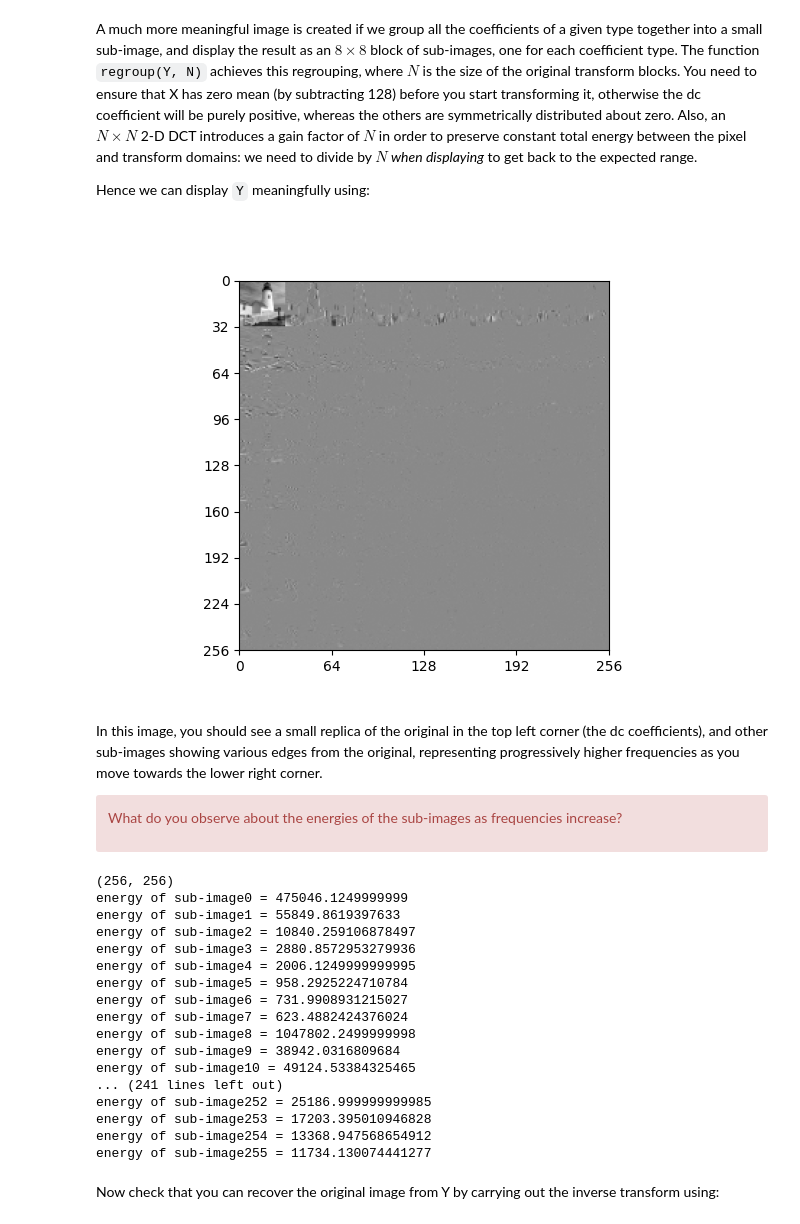
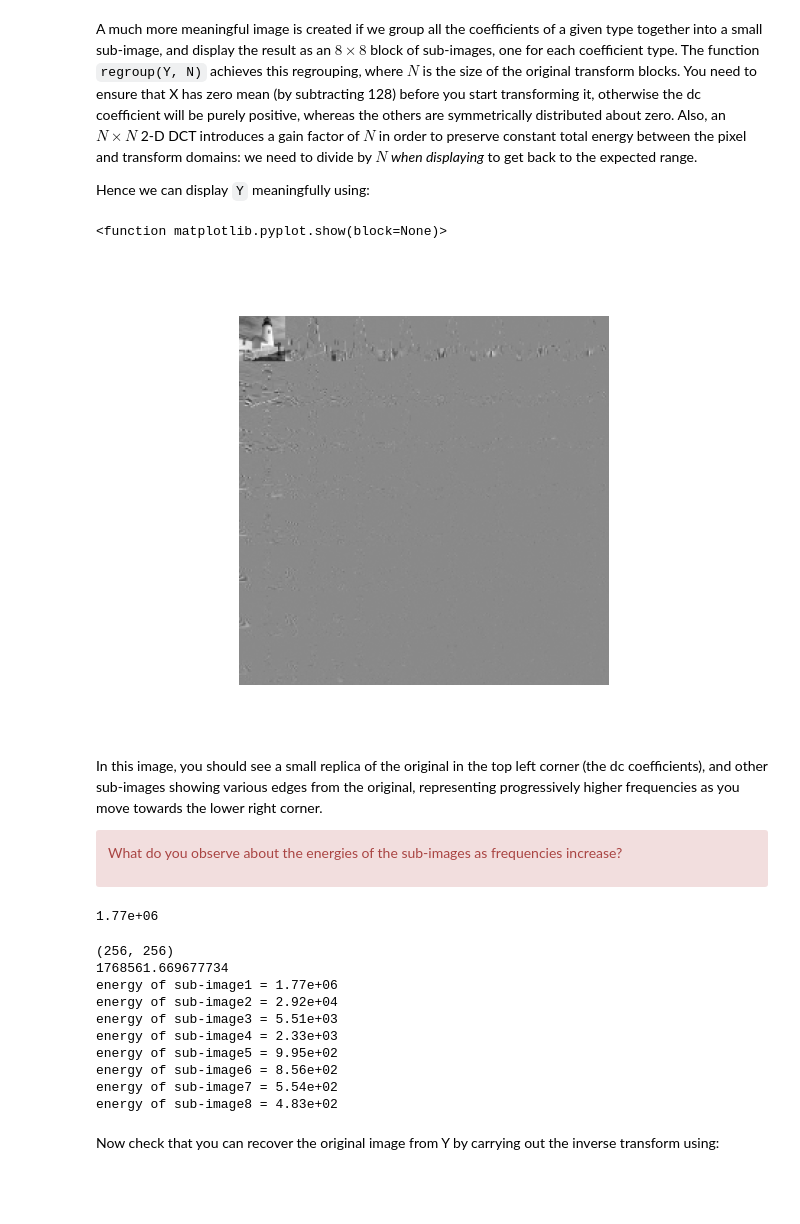
Before and after one commit to ki277/cued_sf2_lab, a Jupyter notebook: 7-the-discrete-cosine-transform.ipynb, the cells around one changed output. Saved outputs shown, nothing was run; the diff lists cells and outputs as text; code cells hidden in the pictures; blank space fills up the shorter version.

```diff
--- a/7-the-discrete-cosine-transform.ipynb
+++ b/7-the-discrete-cosine-transform.ipynb
@@ -185,11 +185,15 @@ Hence we can display `Y` meaningfully using:
 # %%
 from cued_sf2_lab.dct import regroup
 
 N = 8
 fig, ax = plt.subplots()
-plot_image(regroup(Y, N)/N, ax=ax);
+plot_image(regroup(Y, N)/N, ax=ax)
+ax.axis('off')
+#plt.savefig('7_Yr.png', dpi=300, bbox_inches='tight')
+plt.show
 # %% [output]
+<function matplotlib.pyplot.show(block=None)>
-[figure, old version]
+[figure, new version]
 # %% [markdown]
 In this image, you should see a small replica of the original in the top left
 corner (the dc coefficients), and other sub-images showing various edges from
@@ -203,40 +210,37 @@ increase?</div>
+# %%
+f = 1
+dc_image = Yr[32*(f-1):32*f, 32*(f-1):32*f]
+E = np.sum(dc_image**2)
+print(f'{E:.3}')
+# %% [output]
+1.77e+06
 # %%
 # Your code here
 print(Y.shape)
+N = 8
+def compute_energy_sub_image(Y, f):
+    """Compute the energies of the diagonal sub-images of Y as frequencies increase"""
+    sub_image = Yr[32*(f-1):32*f, 32*(f-1):32*f]
+    energy = np.sum(sub_image**2)
 
-def compute_energy_sub_image(Y):
-    """Compute the energies of the sub-images of Y as frequencies increase"""
-    energies =[]
-    block = Y.shape[0]
-    for i in range(block):
-        sub_image = Y[i, :]
-        energy = np.sum(sub_image**2)
-        energies.append(energy)
+    return energy
 
-    return energies
-
-energies = compute_energy_sub_image(Y)
-
-for i in range(len(energies)):
-    print(f'energy of sub-image{i} = {energies[i]}')
+dc_energy = compute_energy_sub_image(Yr, 1)
+print(dc_energy)
+for i in range(1, 9):
+    energy = compute_energy_sub_image(Yr, i)
+    print(f'energy of sub-image{i} = {energy:.3}')
 # %% [output]
 (256, 256)
-energy of sub-image0 = 475046.1249999999
-energy of sub-image1 = 55849.8619397633
-energy of sub-image2 = 10840.259106878497
-energy of sub-image3 = 2880.8572953279936
-energy of sub-image4 = 2006.1249999999995
-energy of sub-image5 = 958.2925224710784
-energy of sub-image6 = 731.9908931215027
-energy of sub-image7 = 623.4882424376024
-energy of sub-image8 = 1047802.2499999998
-energy of sub-image9 = 38942.0316809684
-energy of sub-image10 = 49124.53384325465
-... (241 lines left out)
-energy of sub-image252 = 25186.999999999985
-energy of sub-image253 = 17203.395010946828
-energy of sub-image254 = 13368.947568654912
-energy of sub-image255 = 11734.130074441277
+1768561.669677734
+energy of sub-image1 = 1.77e+06
+energy of sub-image2 = 2.92e+04
+energy of sub-image3 = 5.51e+03
+energy of sub-image4 = 2.33e+03
+energy of sub-image5 = 9.95e+02
+energy of sub-image6 = 8.56e+02
+energy of sub-image7 = 5.54e+02
+energy of sub-image8 = 4.83e+02
 # %% [markdown]
 Now check that you can recover the original image from Y
 by carrying out the inverse transform using:
```
Also changed, not shown: parts of 14 cells of this notebook, 1 other file.
